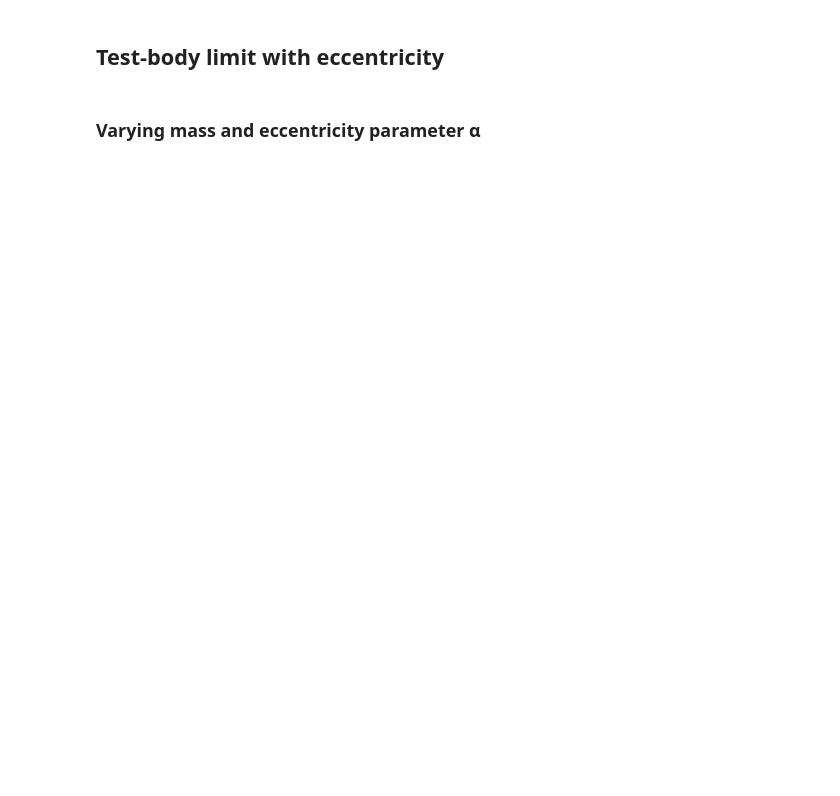
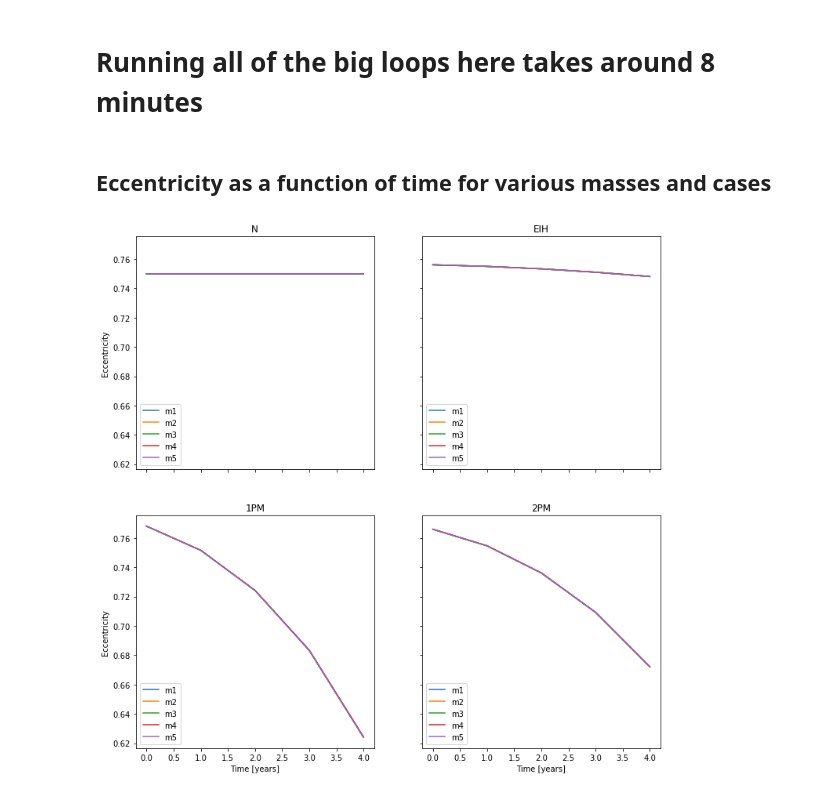
Before and after one commit to carlivas/Binary-Black-Hole-Orbitals, a Jupyter notebook: 05 POST MINKOWSKIAN EXPANSION/PM_VaryingAllParameters.ipynb, the cells around one changed output. Drawn from its saved outputs; the diff is of its cells as text; code cells hidden in the pictures; blank space fills up the shorter version.

```diff
--- a/05 POST MINKOWSKIAN EXPANSION/PM_VaryingAllParameters.ipynb
+++ b/05 POST MINKOWSKIAN EXPANSION/PM_VaryingAllParameters.ipynb
@@ -1,6 +1,6 @@
 # %%
 %run ./PM_functions_Units.ipynb
-# %% [markdown]
-## Test-body limit with eccentricity
-# %% [markdown]
-### Varying mass and eccentricity parameter α
+# %% [markdown]
+# Running all of the big loops here takes around 8 minutes
+# %% [markdown]
+## Eccentricity as a function of time for various masses and cases
@@ -6,0 +74,51 @@
+# %%
+# Varying test-body mass of an eccentric simulation with:
+#   α = 0.5, m_1 = ([1e-11, 1e-9, 1e-7, 1e-5, 1e-3]), m_2 = 1, 6 years, SMA_bin = 1000
+# Below are eccentricities for each year for each mass
+
+
+x = range(len(m_1))
+
+fig, axs = plt.subplots(2,2, figsize=(12,12), sharex = True, sharey = True)
+axs[0,0].plot(x, ecc_N[0], label=('m1'))
+axs[0,0].plot(x, ecc_N[1], label=('m2'))
+axs[0,0].plot(x, ecc_N[2], label=('m3'))
+axs[0,0].plot(x, ecc_N[3], label=('m4'))
+axs[0,0].plot(x, ecc_N[4], label=('m5'))
+axs[0,0].set_title('N')
+axs[0,0].set_ylabel('Eccentricity')
+axs[0,0].legend(loc='lower left')
+
+
+axs[0,1].plot(x, ecc_EIH[0], label=('m1'))
+axs[0,1].plot(x, ecc_EIH[1], label=('m2'))
+axs[0,1].plot(x, ecc_EIH[2], label=('m3'))
+axs[0,1].plot(x, ecc_EIH[3], label=('m4'))
+axs[0,1].plot(x, ecc_EIH[4], label=('m5'))
+axs[0,1].set_title('EIH')
+axs[0,1].legend(loc='lower left')
+
+
+axs[1,0].plot(x, ecc_1PM[0], label=('m1'))
+axs[1,0].plot(x, ecc_1PM[1], label=('m2'))
+axs[1,0].plot(x, ecc_1PM[2], label=('m3'))
+axs[1,0].plot(x, ecc_1PM[3], label=('m4'))
+axs[1,0].plot(x, ecc_1PM[4], label=('m5'))
+axs[1,0].set_title('1PM')
+axs[1,0].set_ylabel('Eccentricity')
+axs[1,0].legend(loc='lower left')
+axs[1,0].set_xlabel('Time [years]')
+
+
+axs[1,1].plot(x, ecc_2PM[0], label=('m1'))
+axs[1,1].plot(x, ecc_2PM[1], label=('m2'))
+axs[1,1].plot(x, ecc_2PM[2], label=('m3'))
+axs[1,1].plot(x, ecc_2PM[3], label=('m4'))
+axs[1,1].plot(x, ecc_2PM[4], label=('m5'))
+axs[1,1].set_title('2PM')
+axs[1,1].set_xlabel('Time [years]')
+axs[1,1].legend(loc='lower left')
+
+# fig.savefig('Eccentricities(t) masses.jpg', dpi=300)
+# %% [output]
+[figure, added]
```
Also changed, not shown: parts of 12 cells of this notebook, 5 other files.
